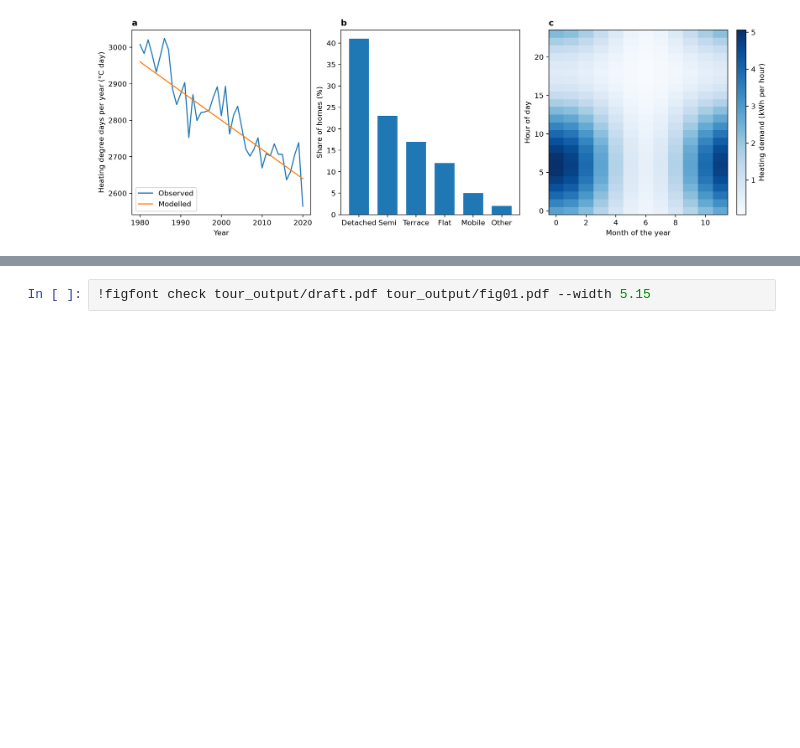
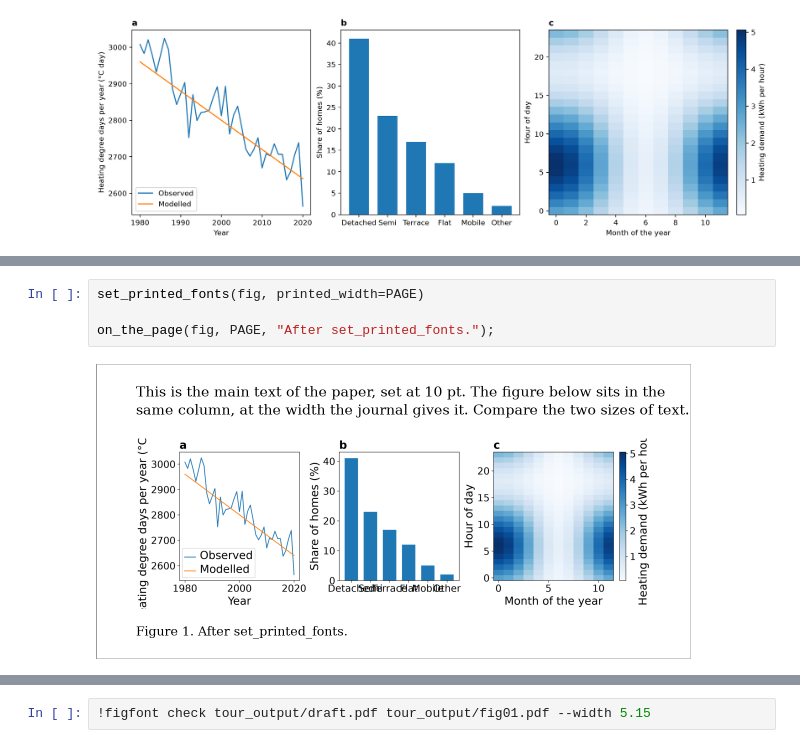
Before and after one commit to jake-casselman/figfit, a Jupyter notebook: docs/tour.ipynb, the cells around one changed output, grey strips where cells are left out. Cells and saved outputs as stored; diff of their text form; blank space fills up the shorter version.

```diff
--- a/docs/tour.ipynb
+++ b/docs/tour.ipynb
@@ -429,0 +194,6 @@ a printed width and compares them with the published papers:
+# %%
+set_printed_fonts(fig, printed_width=PAGE)
+
+on_the_page(fig, PAGE, "After set_printed_fonts.");
+# %% [output]
+[figure, added]
```
Also changed, not shown: parts of 103 cells of this notebook, 3 other files.
